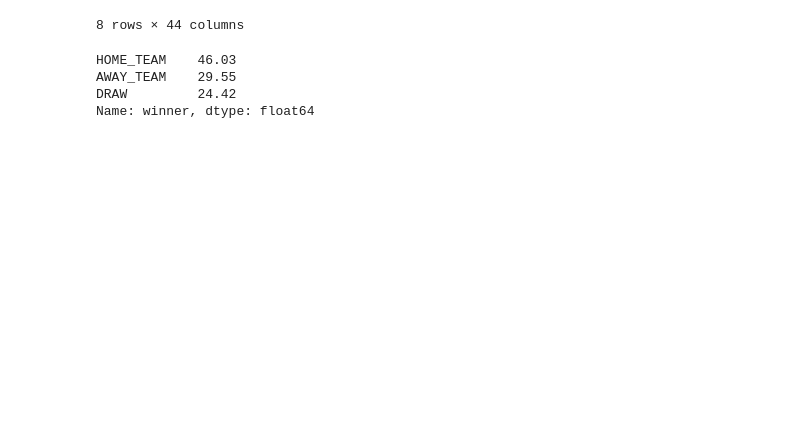
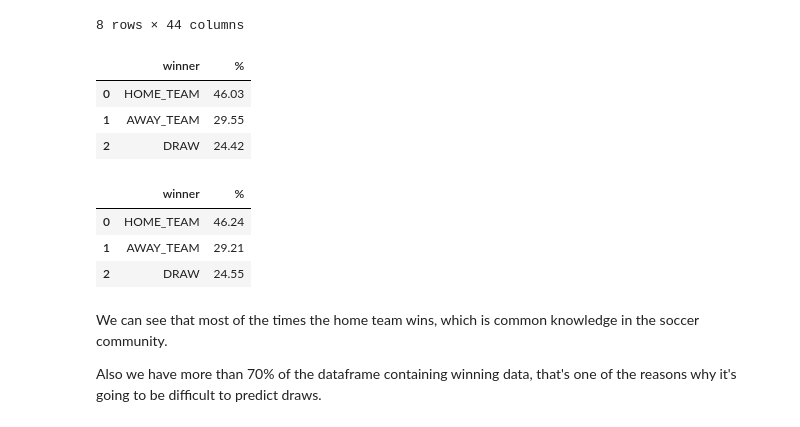
Before and after one commit to Caldass/pl-matches-predictor, a Jupyter notebook: eda/eda.ipynb, the cells around one changed output. Saved outputs shown, nothing was run; the diff lists cells and outputs as text; code cells hidden in the pictures; blank space fills up the shorter version.

```diff
--- a/eda/eda.ipynb
+++ b/eda/eda.ipynb
@@ -57,9 +58,25 @@ df.describe().round(2)
 8 rows × 44 columns
 # %%
 #checking class proportions
-(df.winner.value_counts(normalize = True) *100).round(2)
+class_p = (df.winner.value_counts(normalize = True) *100).round(2).reset_index()
+class_p.columns = ['winner', '%']
+class_p
 # %% [output]
-HOME_TEAM    46.03
-AWAY_TEAM    29.55
-DRAW         24.42
-Name: winner, dtype: float64
+|  | winner | % |
+| 0 | HOME_TEAM | 46.03 |
+| 1 | AWAY_TEAM | 29.55 |
+| 2 | DRAW | 24.42 |
+# %%
+#checking class proportions
+class_p = (df.ls_winner.value_counts(normalize = True) *100).round(2).reset_index()
+class_p.columns = ['winner', '%']
+class_p
+# %% [output]
+|  | winner | % |
+| 0 | HOME_TEAM | 46.24 |
+| 1 | AWAY_TEAM | 29.21 |
+| 2 | DRAW | 24.55 |
+# %% [markdown]
+We can see that most of the times the home team wins, which is common knowledge in the soccer community.
+
+Also we have more than 70% of the dataframe containing winning data, that's one of the reasons why it's going to be difficult to predict draws.
```
Also changed, not shown: parts of 20 cells of this notebook, 2 other files.
